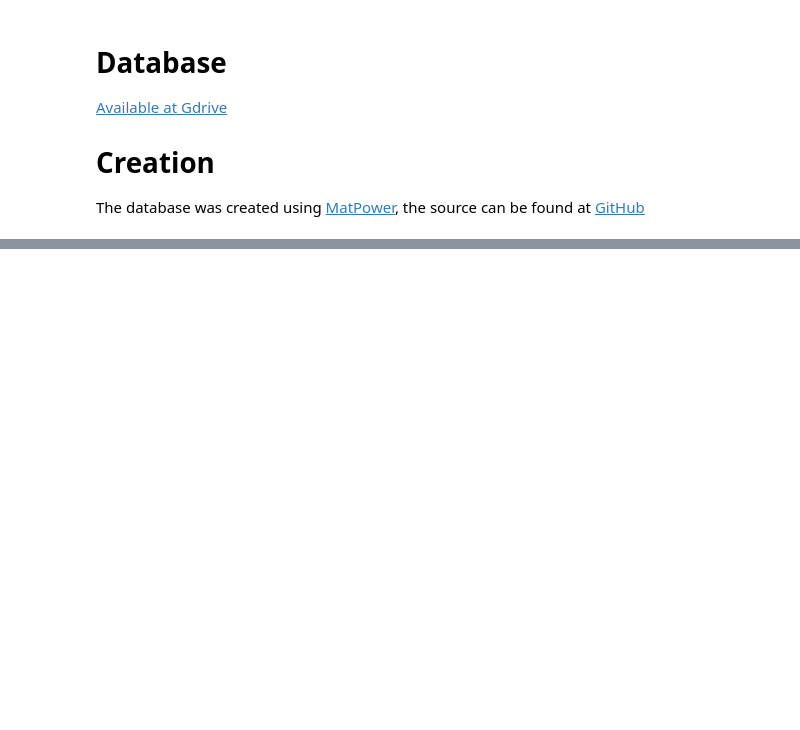
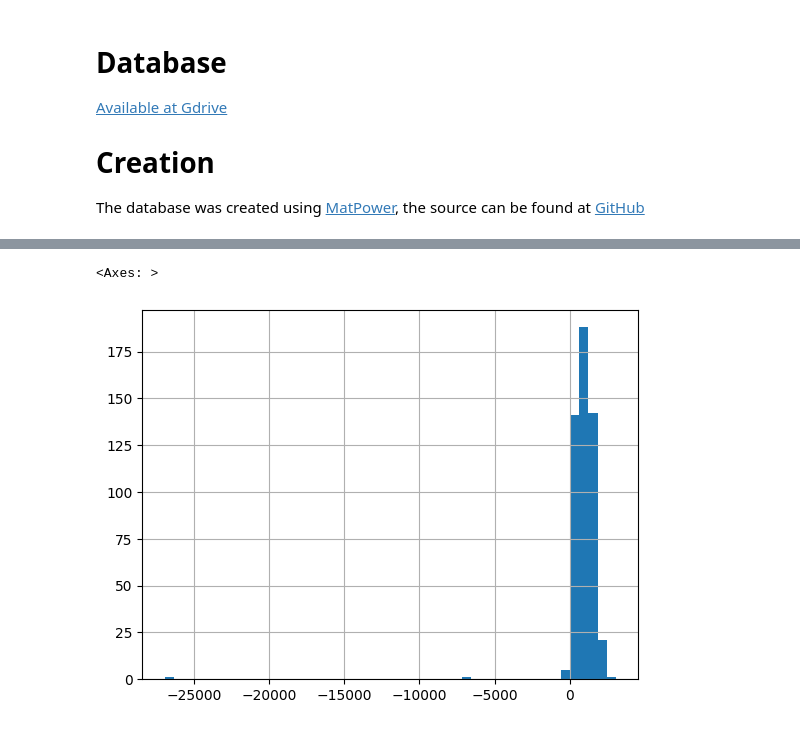
Before and after one commit to IceMerman/NN_validation, a Jupyter notebook: notebooks/exploration.ipynb, the cells around one changed output, grey strips where cells are left out. Drawn from its saved outputs; the diff is of its cells as text; code cells hidden in the pictures; blank space fills up the shorter version.

```diff
--- a/notebooks/exploration.ipynb
+++ b/notebooks/exploration.ipynb
@@ -36,0 +123,6 @@ QLOAD = SLOAD[:, powers//2:]
+# %%
+df_Pgen['Gen2'][:500].hist(bins=50)
+#df_Pgen['Gen2'][df_Pgen['Gen2']>0][:500].hist()
+# %% [output]
+<Axes: >
+[figure, added]
```
Also changed, not shown: parts of 27 cells of this notebook, 1 other file.
